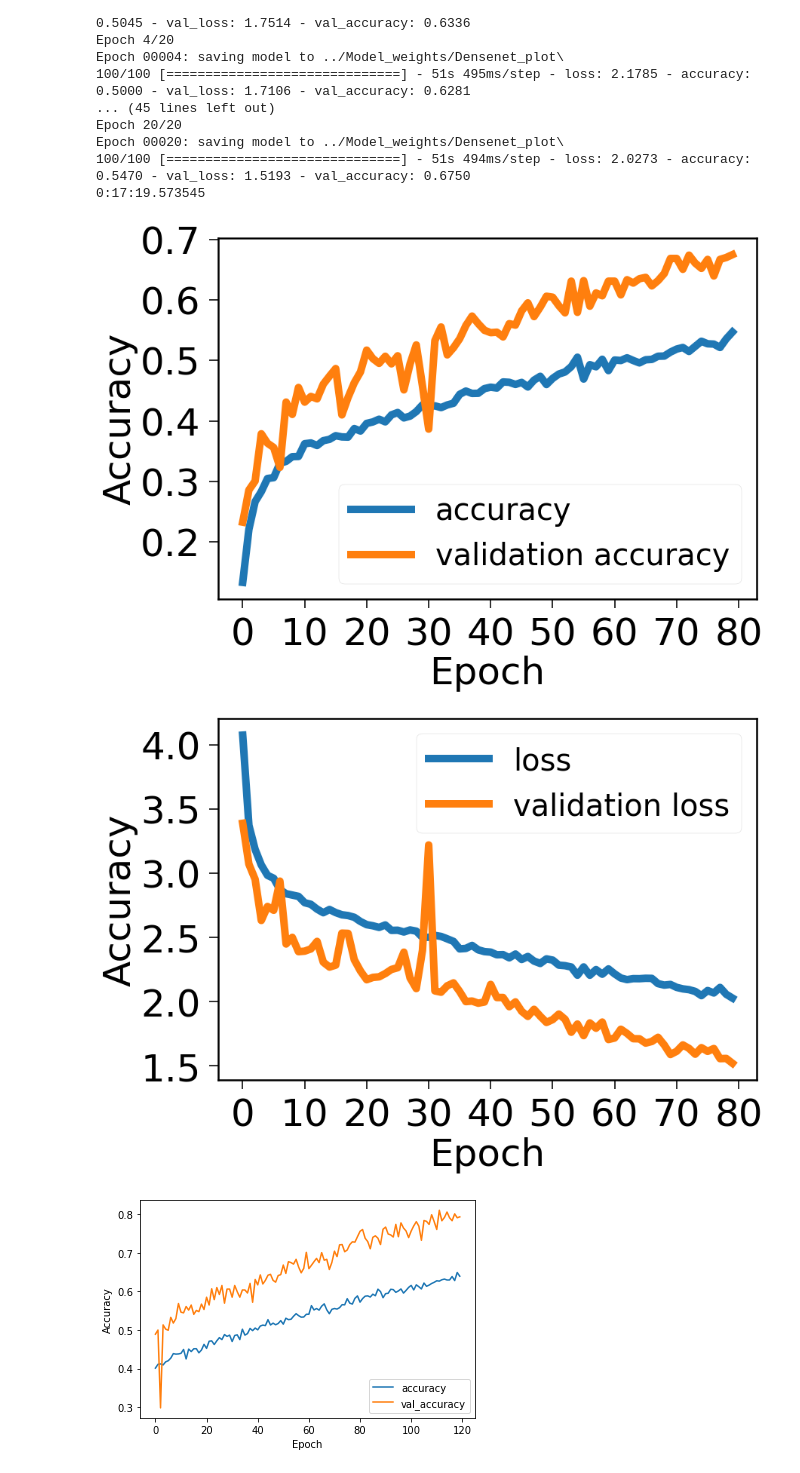
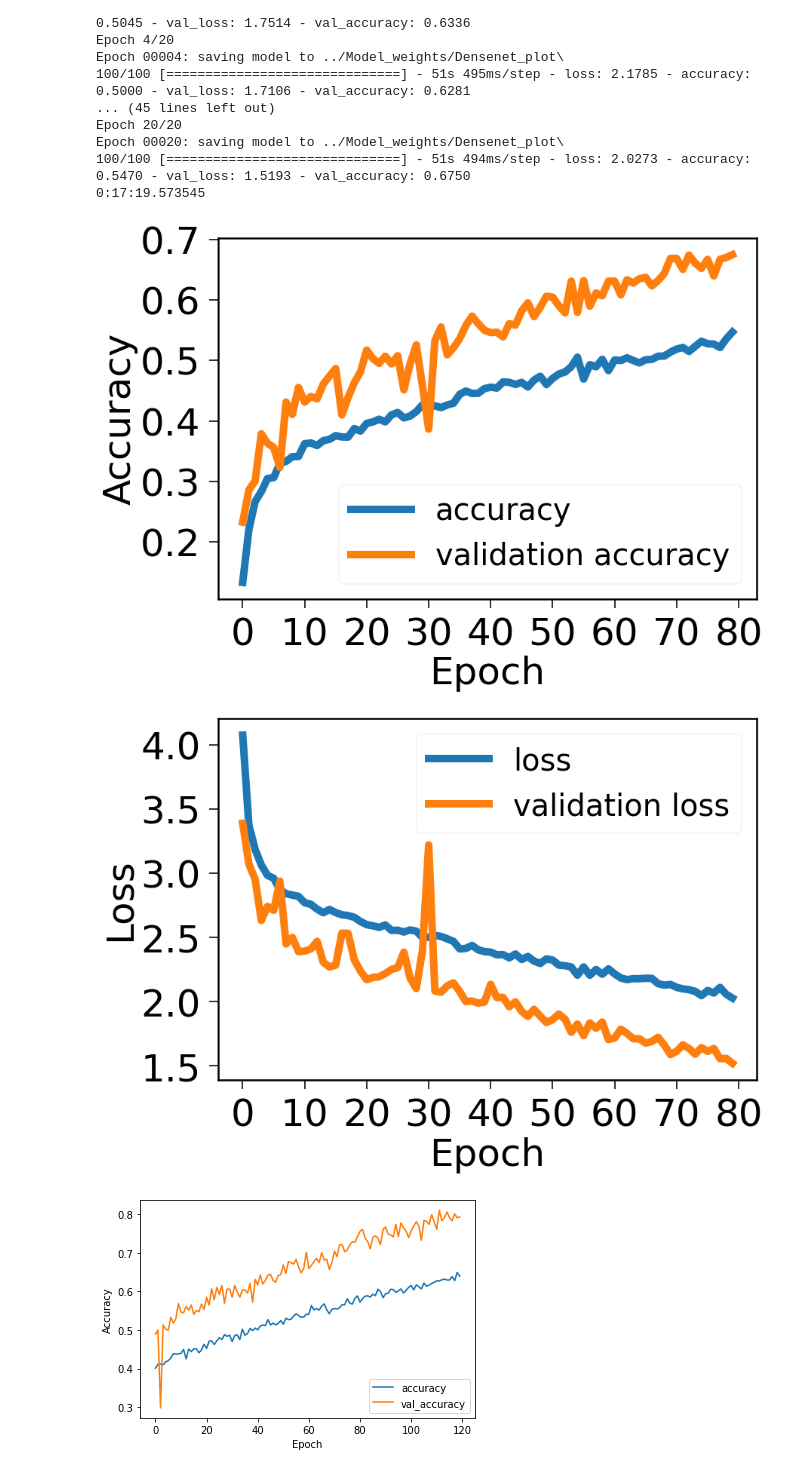
Before and after one commit to Basvdbrink1998/AML_Project_code, a Jupyter notebook: Densenet.ipynb, the cells around one changed output. Cells and saved outputs as stored; diff of their text form; code cells hidden in the pictures.

Commit message:
more more plots

```diff
--- a/Densenet.ipynb
+++ b/Densenet.ipynb
@@ -232,7 +232,7 @@ def plot_history(history):
     plt.legend(loc='lower right')
     plt.show()
 
-def plot_multiple_histories(histories, labels, file_name):
+def plot_multiple_histories(histories, labels, file_name, ylabel="Accuracy"):
     for l in labels:
         total = []
         for h in histories:
@@ -244,9 +244,9 @@ def plot_multiple_histories(histories, labels, file_name):
     plt.yticks(fontsize=50)
     plt.xticks(fontsize=50)
     plt.xlabel('Epoch', fontsize=50)
-    plt.ylabel('Accuracy', fontsize=50)
+    plt.ylabel(ylabel, fontsize=50)
     plt.legend(prop={'size': 40})
-    plt.savefig(file_name)
+    plt.savefig(file_name, transparent=True)
     plt.show()
 # %% [markdown]
 # Example: simple pre-trained CNN
@@ -316,10 +316,10 @@ Epoch 00020: saving model to ../Model_weights/Densenet_plot\
 0:17:19.573545
 # %%
 plot_multiple_histories(densenet_total_history, ['accuracy','val_accuracy'], 'figures/Densenet_accuracy.png')
-plot_multiple_histories(densenet_total_history, ['loss','val_loss'], 'figures/Densenet_loss.png')
+plot_multiple_histories(densenet_total_history, ['loss','val_loss'], 'figures/Densenet_loss.png', ylabel="Loss")
 # %% [output]
 [figure]
-[figure, old version]
+[figure, new version]
 # %%
 # %% [output]
 [figure]
```
Also changed, not shown: 3 other files.
